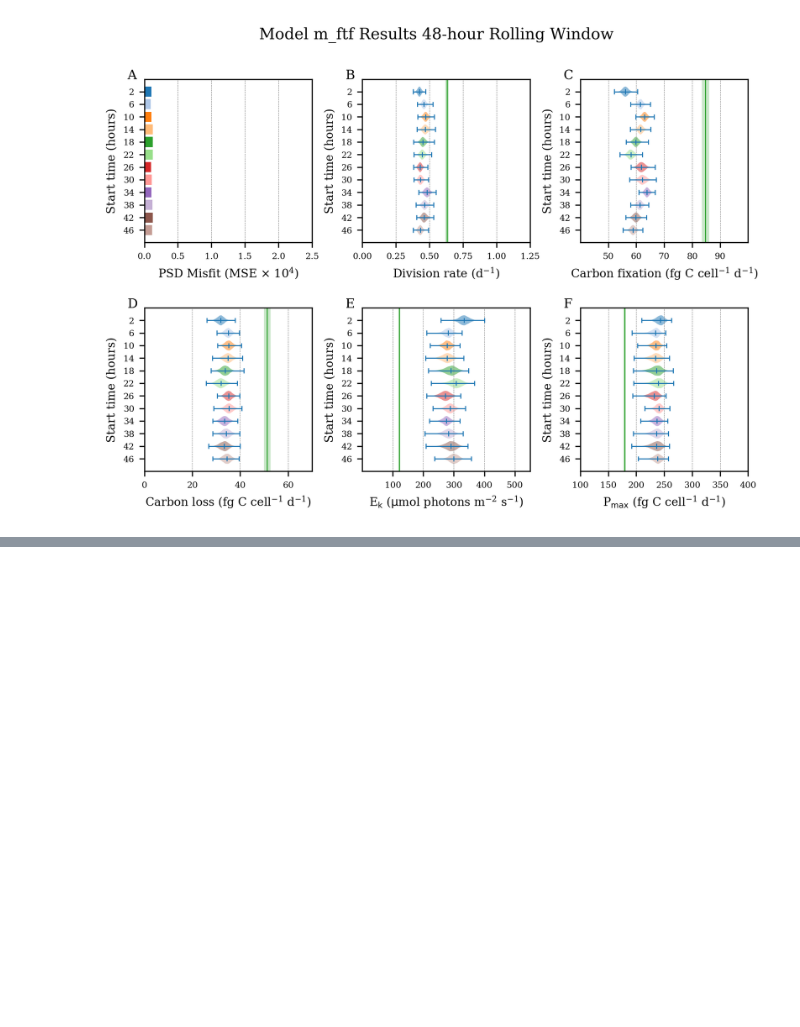
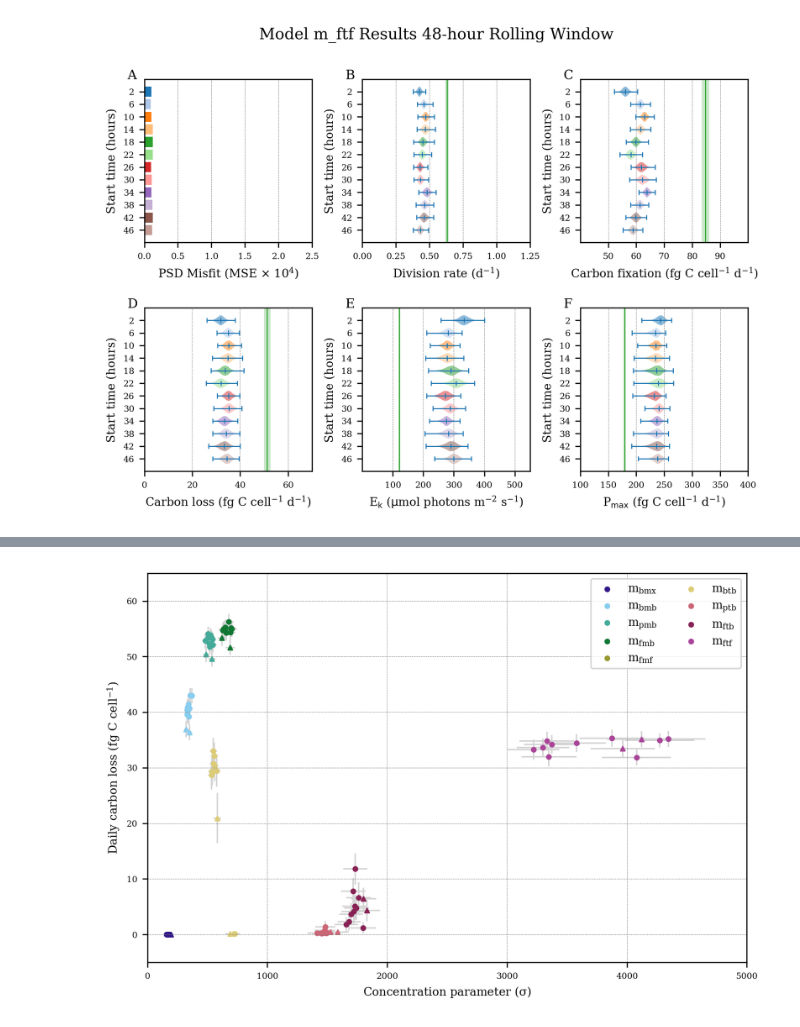
Before and after one commit to CBIOMES/bayesian-matrix-population-model, a Jupyter notebook: notebooks/figures_rolling_window.ipynb, the cells around one changed output, grey strips where cells are left out. Drawn from its saved outputs; the diff is of its cells as text; code cells hidden in the pictures; blank space fills up the shorter version.

```diff
--- a/notebooks/figures_rolling_window.ipynb
+++ b/notebooks/figures_rolling_window.ipynb
@@ -706,0 +814,100 @@ plt.close('all')
+# %%
+# Uncertainty interval coverage
+coverage = 0.68
+lower = (1 - coverage)/2
+upper = 1 - lower
+
+loss_means = {}
+loss_quant = {}
+loss_means_peak = {}
+loss_quant_peak = {}
+sigma_means = {}
+sigma_quant = {}
+sigma_means_peak = {}
+sigma_quant_peak = {}
+
+prop = 'respiration'
+
+for model in models:
+    temp_mcmcs = mcmcs[model]
+
+    loss_means[model] = []
+    loss_quant[model] = []
+    loss_means_peak[model] = []
+    loss_quant_peak[model] = []
+    sigma_means[model] = []
+    sigma_quant[model] = []
+    sigma_means_peak[model] = []
+    sigma_quant_peak[model] = []
+    for window in mcmcs[model].keys():
+
+        daily_props[prop] = get_daily_props(temp_mcmcs, prop, dt_h)
+
+        if window == '10' or window == '34':
+
+            loss_means_peak[model].append(np.mean(daily_props[prop][window]))
+            loss_quant_peak[model].append(np.quantile(daily_props[prop][window],
+                                                     [lower, upper]))
+            sigma_means_peak[model].append(np.mean(mcmcs[model][window]['sigma']))
+            sigma_quant_peak[model].append(np.quantile(mcmcs[model][window]['sigma'],
+                                                       [lower, upper]))
+        else:
+            loss_means[model].append(np.mean(daily_props[prop][window]))
+            loss_quant[model].append(np.quantile(daily_props[prop][window],
+                                                [lower, upper]))
+            sigma_means[model].append(np.mean(mcmcs[model][window]['sigma']))
+            sigma_quant[model].append(np.quantile(mcmcs[model][window]['sigma'],
+                                                  [lower, upper]))
+
+fig = plt.figure(figsize=(7.5,5))
+
+# Color blind-friendly model color coding scheme
+color_palette = {
+    'm_bmx': (51/255, 24/255, 136/255),
+    'm_bmb': (136/255, 204/255, 238/255),
+    'm_pmb': (68/255, 170/255, 153/255),
+    'm_fmb': (17/255, 119/255, 51/255),
+    'm_fmf': (153/255, 153/255, 51/255),
+    'm_btb': (221/255, 204/255, 119/255),
+    'm_ptb': (204/255, 102/255, 119/255),
+    'm_ftb': (136/255, 34/255, 85/255),
+    'm_ftf': (170/255, 68/255, 153/255),
+}
+
+for model in models:
+    plt.xlim(0, 5000)
+    plt.ylim(-5, 65)
+    plt.errorbar(sigma_means[model], loss_means[model],
+                 yerr=np.abs(np.asarray(loss_quant[model]).T - np.asarray(loss_means[model])),
+                 xerr=np.abs(np.asarray(sigma_quant[model]).T - np.asarray(sigma_means[model])),
+                 color='lightgray', marker='None', fmt='o', lw=1, zorder=-1)
+    plt.scatter(sigma_means[model], loss_means[model], color=color_palette[model],
+                marker='o')
+plt.xlabel('Concentration parameter ($\sigma$)')
+plt.ylabel('Daily carbon loss (fg C cell$^{-1}$)')
+tex_models = ['$m_{bmx}$', '$m_{bmb}$', '$m_{pmb}$', '$m_{fmb}$', '$m_{fmf}$',
+              '$m_{btb}$', '$m_{ptb}$', '$m_{ftb}$', '$m_{ftf}$']
+plt.legend(tex_models, ncol=2)
+for model in models:
+    plt.xlim(0, 5000)
+    plt.ylim(-5, 65)
+    plt.errorbar(sigma_means_peak[model], loss_means_peak[model],
+                 yerr=np.abs(np.asarray(loss_quant_peak[model]).T - np.asarray(loss_means_peak[model])),
+                 xerr=np.abs(np.asarray(sigma_quant_peak[model]).T - np.asarray(sigma_means_peak[model])),
+                 color='lightgray', marker='None', fmt='o', lw=1, zorder=-1)
+    plt.scatter(sigma_means_peak[model], loss_means_peak[model], color=color_palette[model],
+                marker='^')
+    plt.grid('--')
+ax.axhline(ground_truth['daily' + par_string[prop]],
+           color=truth_color, lw=truth_lw)
+ax.axhspan(ground_truth['daily' + par_string[prop]]
+           - ground_truth['daily' + par_string[prop] + '_sd'],
+           ground_truth['daily' + par_string[prop]]
+           + ground_truth['daily' + par_string[prop] + '_sd'],
+           facecolor='tab:green', alpha=truth_alpha)
+if save_plots:
+    plt.savefig('../figures/rollingwindow_concentration_carbonloss.pdf', bbox_inches='tight', dpi=300)
+plt.show()
+plt.close('all')
+# %% [output]
+[figure, added]
```
Also changed, not shown: parts of 4 cells of this notebook, 19 other files.
